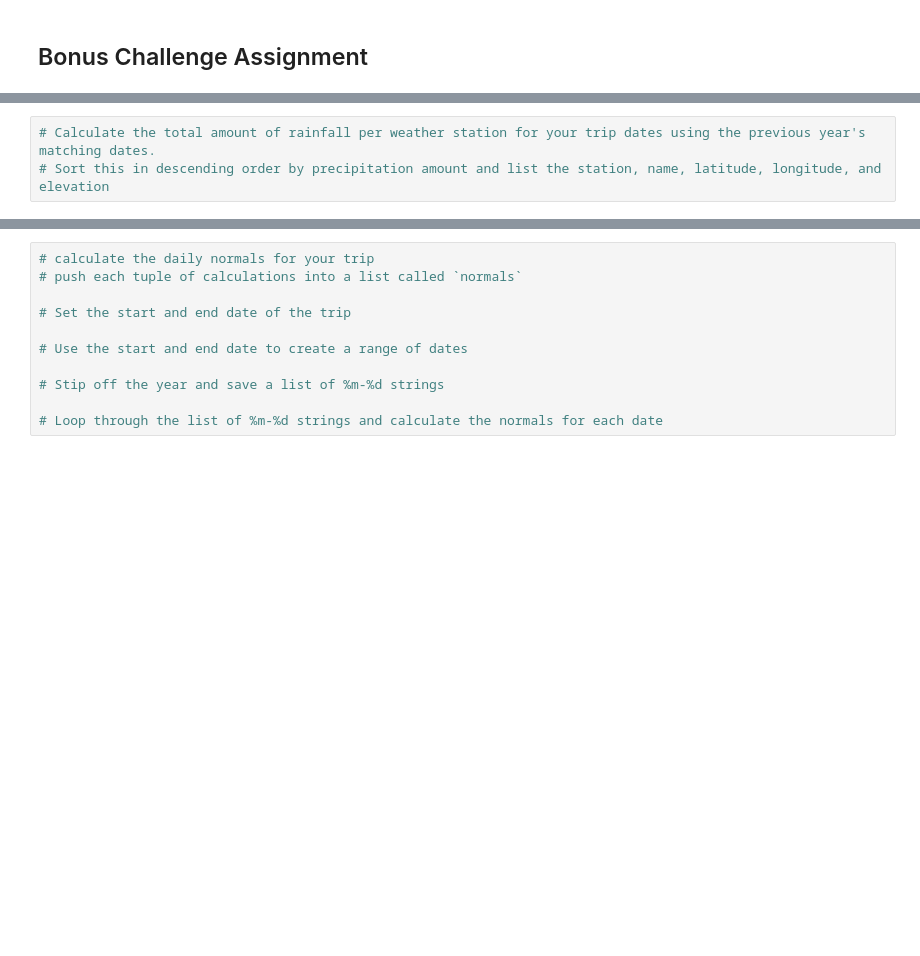
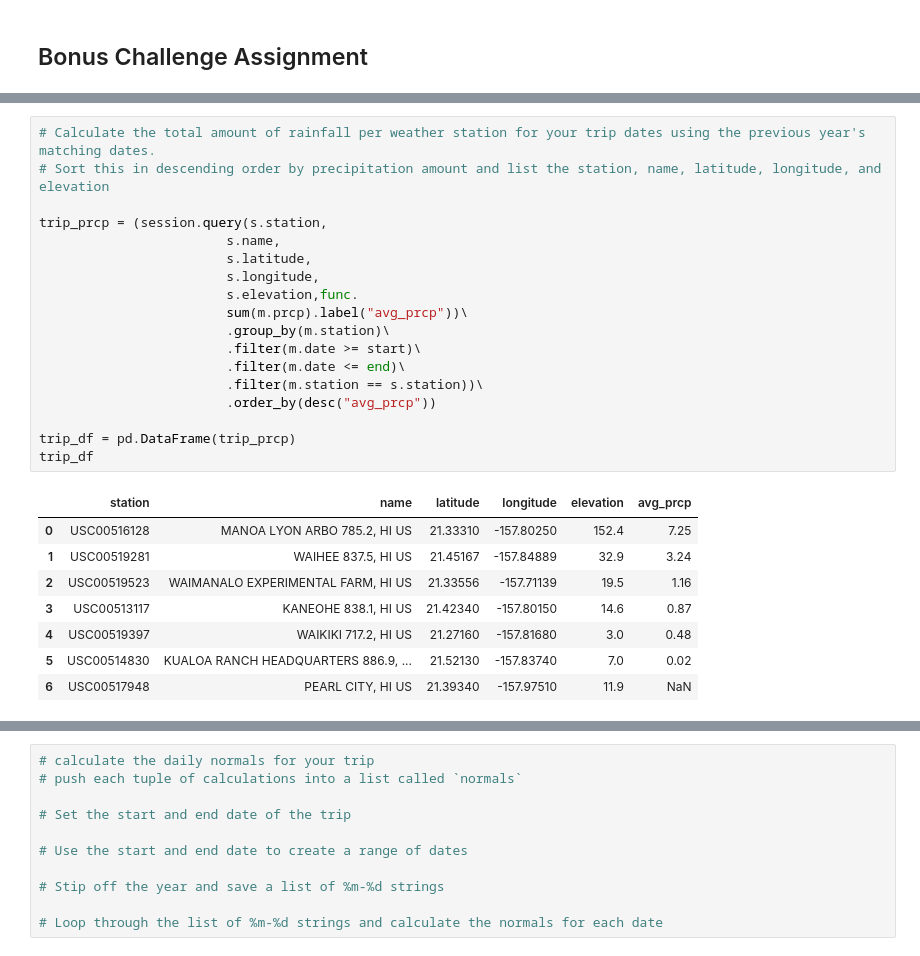
Before and after one commit to lilstarhunter/sqlalchemy-challenge, a Jupyter notebook: climate_starter.ipynb, the cells around one changed output, grey strips where cells are left out. Cells and saved outputs as stored; diff of their text form; blank space fills up the shorter version.

```diff
--- a/climate_starter.ipynb
+++ b/climate_starter.ipynb
@@ -319,6 +324,30 @@ print(calc_temps("2014-11-22","2014-11-30"))
 # %%
 # Calculate the total amount of rainfall per weather station for your trip dates using the previous year's matching dates.
 # Sort this in descending order by precipitation amount and list the station, name, latitude, longitude, and elevation
+
+trip_prcp = (session.query(s.station,
+                        s.name,
+                        s.latitude,
+                        s.longitude,
+                        s.elevation,func.
+                        sum(m.prcp).label("avg_prcp"))\
+                        .group_by(m.station)\
+                        .filter(m.date >= start)\
+                        .filter(m.date <= end)\
+                        .filter(m.station == s.station))\
+                        .order_by(desc("avg_prcp"))
+
+trip_df = pd.DataFrame(trip_prcp)
+trip_df
+# %% [output]
+|  | station | name | latitude | longitude | elevation | avg_prcp |
+| 0 | USC00516128 | MANOA LYON ARBO 785.2, HI US | 21.33310 | -157.80250 | 152.4 | 7.25 |
+| 1 | USC00519281 | WAIHEE 837.5, HI US | 21.45167 | -157.84889 | 32.9 | 3.24 |
+| 2 | USC00519523 | WAIMANALO EXPERIMENTAL FARM, HI US | 21.33556 | -157.71139 | 19.5 | 1.16 |
+| 3 | USC00513117 | KANEOHE 838.1, HI US | 21.42340 | -157.80150 | 14.6 | 0.87 |
+| 4 | USC00519397 | WAIKIKI 717.2, HI US | 21.27160 | -157.81680 | 3.0 | 0.48 |
+| 5 | USC00514830 | KUALOA RANCH HEADQUARTERS 886.9, ... | 21.52130 | -157.83740 | 7.0 | 0.02 |
+| 6 | USC00517948 | PEARL CITY, HI US | 21.39340 | -157.97510 | 11.9 | NaN |
 # %%
 # Create a query that will calculate the daily normals
 # (i.e. the averages for tmin, tmax, and tavg for all historic data matching a specific month and day)
```
Also changed, not shown: parts of 10 cells of this notebook.
